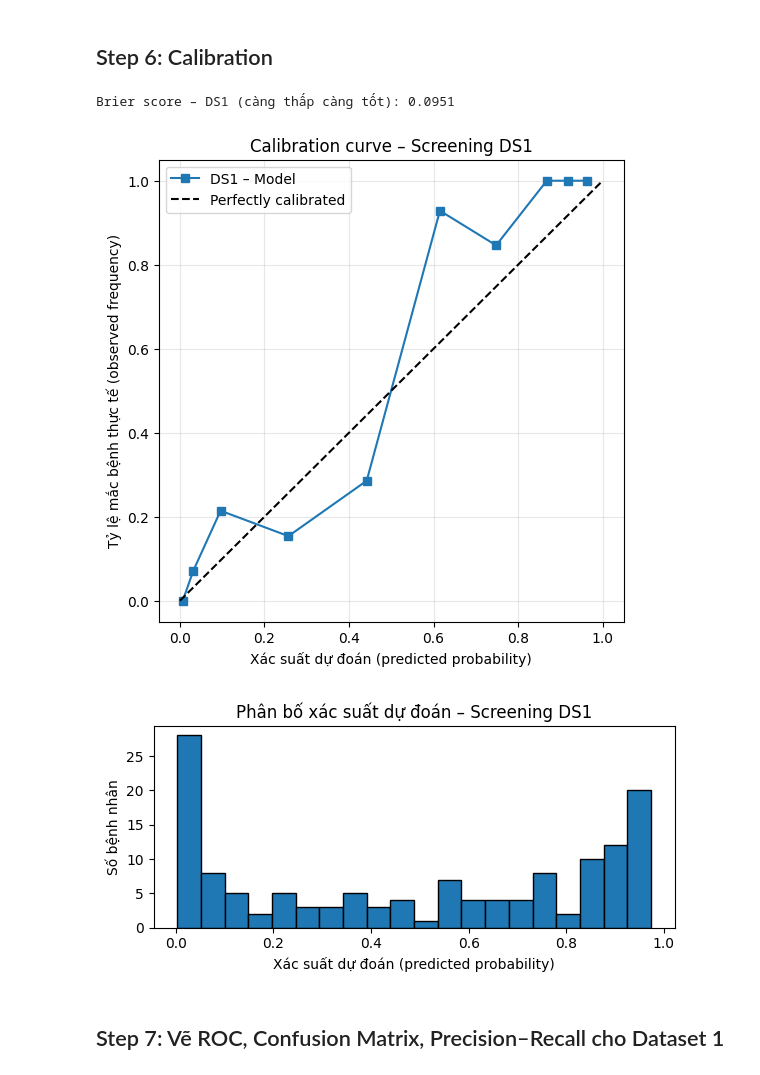
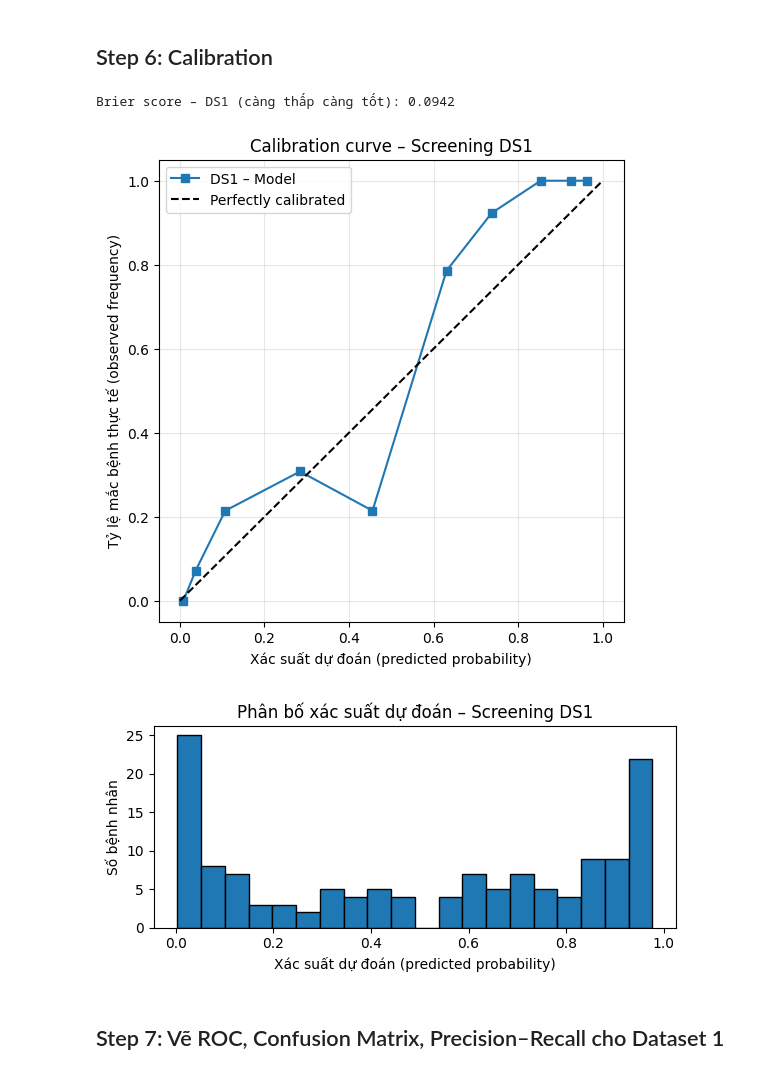
Before and after one commit to NguyenBuiHongTien/CVD_ML, a Jupyter notebook: CDV_New.ipynb, the cells around one changed output. Saved outputs shown, nothing was run; the diff lists cells and outputs as text; code cells hidden in the pictures.

```diff
--- a/CDV_New.ipynb
+++ b/CDV_New.ipynb
@@ -287,7 +287,8 @@ elif 'heart_disease' in df1.columns:
 else:
     label1 = df1.columns[-1]
 
-X1 = df1.drop(columns=[label1]).copy()
+drop_cols = [label1] + [c for c in df1.columns if c.endswith('_label')]
+X1 = df1.drop(columns=drop_cols, errors='ignore').copy()
 y1 = df1[label1].astype(int)
 
 numeric_cols1 = X1.select_dtypes(include=[np.number]).columns.tolist()
@@ -468,16 +469,9 @@ else:
 # ------------------------------------------------------------
 # 5) Fit lại mô hình đã chọn trên TRAIN + VAL, sau đó đánh giá trên TEST
 # ------------------------------------------------------------
-best_pipe_ds1.fit(X1_train_full, y1_train_full)
-print("\n>>> Đã fit mô hình đã chọn cho DS1 trên TRAIN + VAL.")
-
+best_pipe_ds1.fit(X1_train, y1_train)
+print("\n>>> Đã fit mô hình đã chọn cho DS1 trên TRAIN (để tune threshold).")
 # ------------------------------------------------------------
-# 6) Lưu mô hình tốt nhất cho DS1
-# ------------------------------------------------------------
-MODEL_DIR.mkdir(parents=True, exist_ok=True)
-best_model_path_ds1 = MODEL_DIR / ("best_ds1_" + best_model_label_ds1 + ".pkl")
-joblib.dump(best_pipe_ds1, best_model_path_ds1)
-print(f"Đã lưu mô hình tốt nhất DS1 vào: {best_model_path_ds1}")
 # %% [output]
 >>> Logistic Regression – DS1 – CV AUC (mean ± std): 0.9193 ± 0.0282
 >>> Bắt đầu GridSearchCV cho RandomForest – DS1 (chỉ dùng TRAIN)...
@@ -683,7 +673,7 @@ AUC-ROC             : 0.9501
 # ============================================================
 
 # 1) Lấy xác suất dự đoán từ mô hình tốt nhất DS1
-y1_proba = best_pipe_ds1.predict_proba(X1_test)[:, 1]   # xác suất bị bệnh tim (label=1)
+y1_proba = y1_test_proba   # xác suất bị bệnh tim (label=1)
 
 # 2) Tính Brier Score cho DS1
 brier_ds1 = brier_score_loss(y1_test, y1_proba)
@@ -691,36 +681,36 @@ print(f"Brier score – DS1 (càng thấp càng tốt): {brier_ds1:.4f}")
 
 # 3) Tính dữ liệu cho calibration curve
 prob_true1, prob_pred1 = calibration_curve(
     y1_test,
     y1_proba,
     n_bins=10,
     strategy="quantile"
 )
 
 # 4) Vẽ Calibration Curve cho DS1
 plt.figure(figsize=(6, 6))
 plt.plot(prob_pred1, prob_true1, "s-", label="DS1 – Model")
 plt.plot([0, 1], [0, 1], "k--", label="Perfectly calibrated")
 plt.xlabel("Xác suất dự đoán (predicted probability)")
 plt.ylabel("Tỷ lệ mắc bệnh thực tế (observed frequency)")
 plt.title("Calibration curve – Screening DS1")
 plt.legend(loc="upper left")
 plt.grid(alpha=0.3)
 plt.show()
 
 
 # Histogram của y1_proba
 plt.figure(figsize=(6, 3))
 plt.hist(y1_proba, bins=20, edgecolor="black")
 plt.xlabel("Xác suất dự đoán (predicted probability)")
 plt.ylabel("Số bệnh nhân")
 plt.title("Phân bố xác suất dự đoán – Screening DS1")
 plt.tight_layout()
 plt.show()
 # %% [output]
-Brier score – DS1 (càng thấp càng tốt): 0.0951
+Brier score – DS1 (càng thấp càng tốt): 0.0942
-[figure, old version]
+[figure, new version]
-[figure, old version]
+[figure, new version]
 # %% [markdown]
 ## Step 7: Vẽ ROC, Confusion Matrix, Precision–Recall cho Dataset 1
 # %%
```
Also changed, not shown: parts of 18 cells of this notebook, 2 other files.
